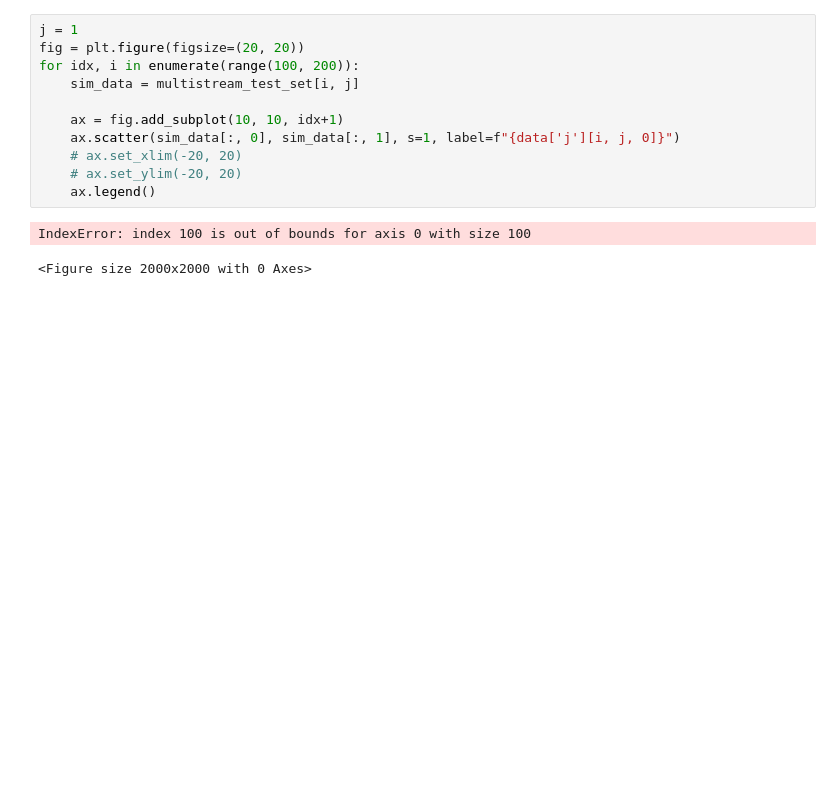
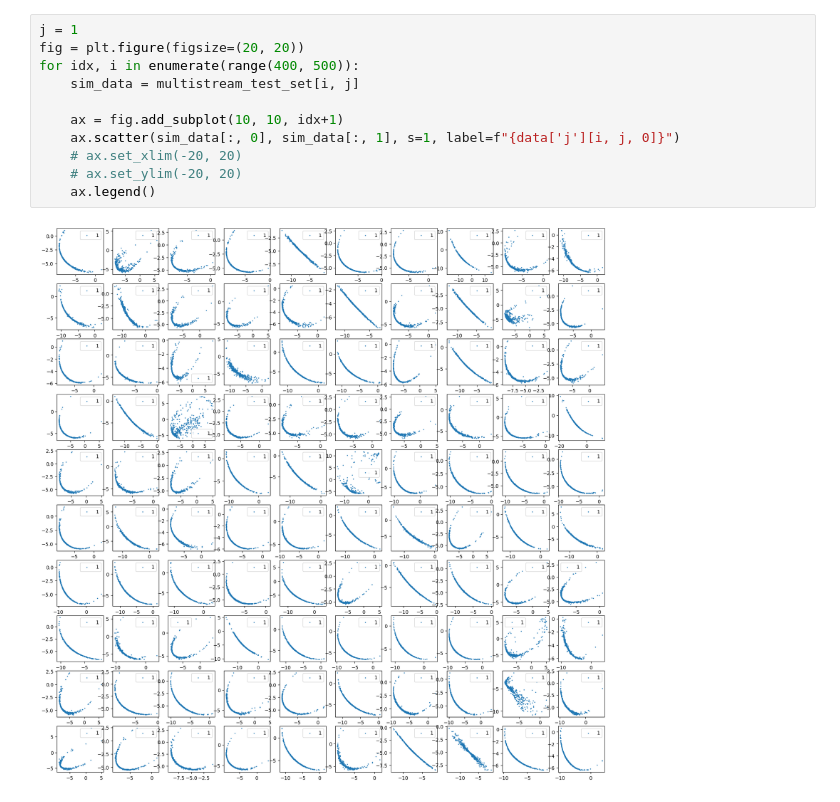
Before and after one commit to vepe99/diffusion-experiments, a Jupyter notebook: case_study5/project_stream/notebooks/visualize_multistream.ipynb, the cells around one changed output. Drawn from its saved outputs; the diff is of its cells as text; blank space fills up the shorter version.

```diff
--- a/case_study5/project_stream/notebooks/visualize_multistream.ipynb
+++ b/case_study5/project_stream/notebooks/visualize_multistream.ipynb
@@ -35,14 +35,13 @@ Text(0.5, 0, 'x')
 # %%
 j = 1
 fig = plt.figure(figsize=(20, 20))
-for idx, i in enumerate(range(100, 200)):
+for idx, i in enumerate(range(400, 500)):
     sim_data = multistream_test_set[i, j]
 
     ax = fig.add_subplot(10, 10, idx+1)
     ax.scatter(sim_data[:, 0], sim_data[:, 1], s=1, label=f"{data['j'][i, j, 0]}")
     # ax.set_xlim(-20, 20)
     # ax.set_ylim(-20, 20)
     ax.legend()
 # %% [output]
-IndexError: index 100 is out of bounds for axis 0 with size 100
-<Figure size 2000x2000 with 0 Axes>
+[figure, added]
```
Also changed, not shown: parts of 1 cell of this notebook, 14 other files.
